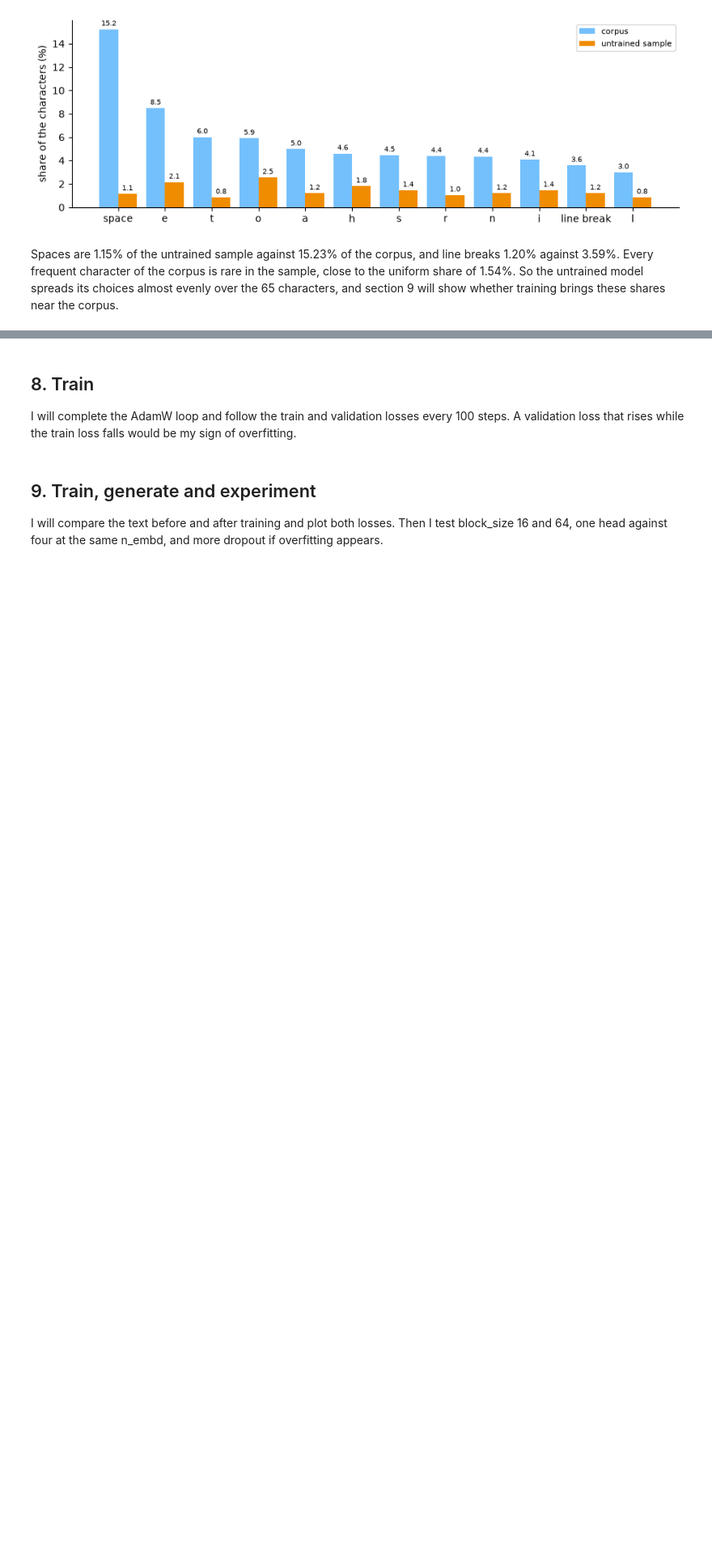
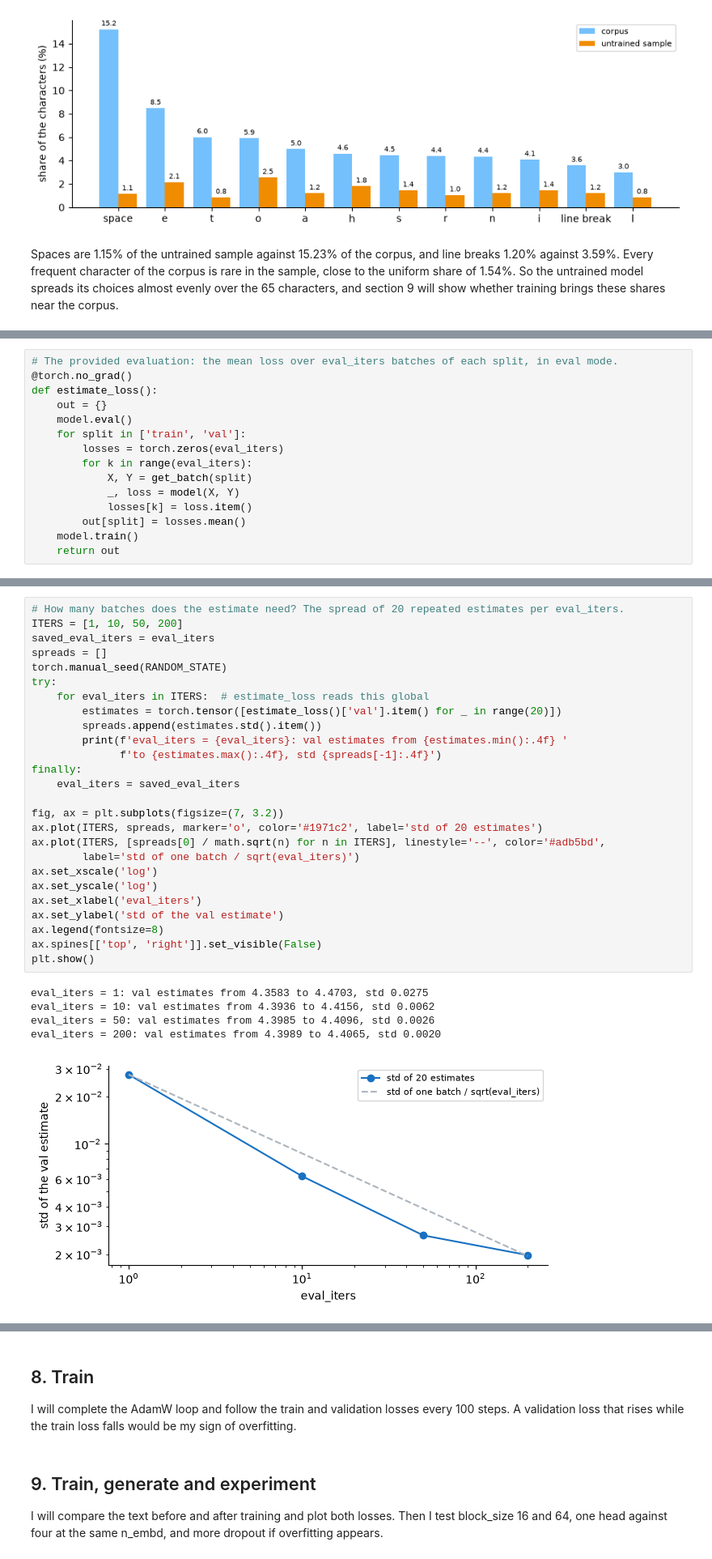
Before and after one commit to mcrayssac/ING3_IAA_GB_NLP, a Jupyter notebook: TP4_transformers.ipynb, the cells around one changed output, grey strips where cells are left out. Shown at 81% size. Drawn from its saved outputs; the diff is of its cells as text; blank space fills up the shorter version.

```diff
--- a/TP4_transformers.ipynb
+++ b/TP4_transformers.ipynb
@@ -1287,0 +1293,15 @@ I will use the provided `estimate_loss`, which averages the loss over many batch
+# %%
+# The provided evaluation: the mean loss over eval_iters batches of each split, in eval mode.
+@torch.no_grad()
+def estimate_loss():
+    out = {}
+    model.eval()
+    for split in ['train', 'val']:
+        losses = torch.zeros(eval_iters)
+        for k in range(eval_iters):
+            X, Y = get_batch(split)
+            _, loss = model(X, Y)
+            losses[k] = loss.item()
+        out[split] = losses.mean()
+    model.train()
+    return out
@@ -1287,0 +1345,32 @@ I will use the provided `estimate_loss`, which averages the loss over many batch
+# %%
+# How many batches does the estimate need? The spread of 20 repeated estimates per eval_iters.
+ITERS = [1, 10, 50, 200]
+saved_eval_iters = eval_iters
+spreads = []
+torch.manual_seed(RANDOM_STATE)
+try:
+    for eval_iters in ITERS:  # estimate_loss reads this global
+        estimates = torch.tensor([estimate_loss()['val'].item() for _ in range(20)])
+        spreads.append(estimates.std().item())
+        print(f'eval_iters = {eval_iters}: val estimates from {estimates.min():.4f} '
+              f'to {estimates.max():.4f}, std {spreads[-1]:.4f}')
+finally:
+    eval_iters = saved_eval_iters
+
+fig, ax = plt.subplots(figsize=(7, 3.2))
+ax.plot(ITERS, spreads, marker='o', color='#1971c2', label='std of 20 estimates')
+ax.plot(ITERS, [spreads[0] / math.sqrt(n) for n in ITERS], linestyle='--', color='#adb5bd',
+        label='std of one batch / sqrt(eval_iters)')
+ax.set_xscale('log')
+ax.set_yscale('log')
+ax.set_xlabel('eval_iters')
+ax.set_ylabel('std of the val estimate')
+ax.legend(fontsize=8)
+ax.spines[['top', 'right']].set_visible(False)
+plt.show()
+# %% [output]
+eval_iters = 1: val estimates from 4.3583 to 4.4703, std 0.0275
+eval_iters = 10: val estimates from 4.3936 to 4.4156, std 0.0062
+eval_iters = 50: val estimates from 4.3985 to 4.4096, std 0.0026
+eval_iters = 200: val estimates from 4.3989 to 4.4065, std 0.0020
+[figure, added]
```
Also changed, not shown: parts of 16 cells of this notebook, 4 other files.
